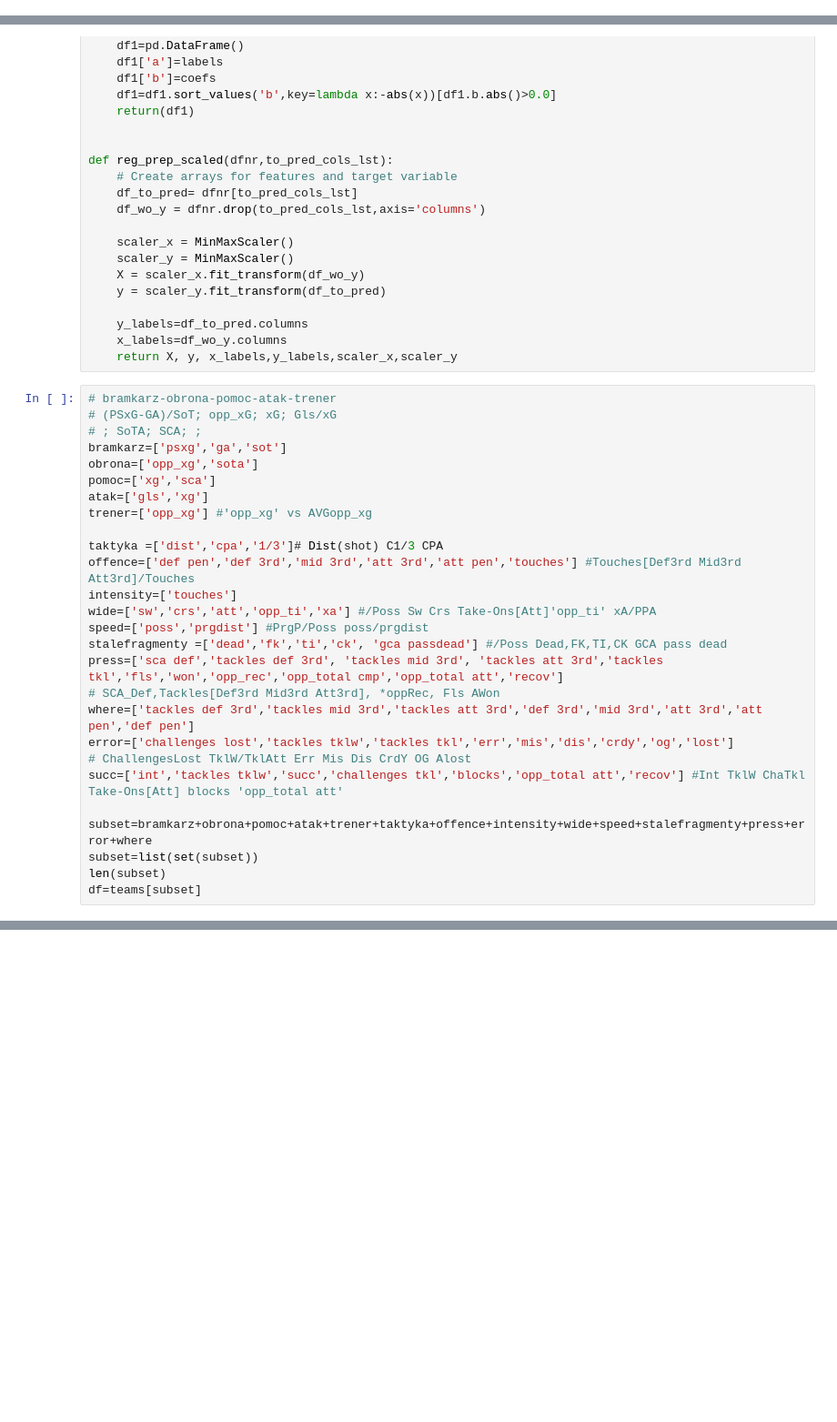
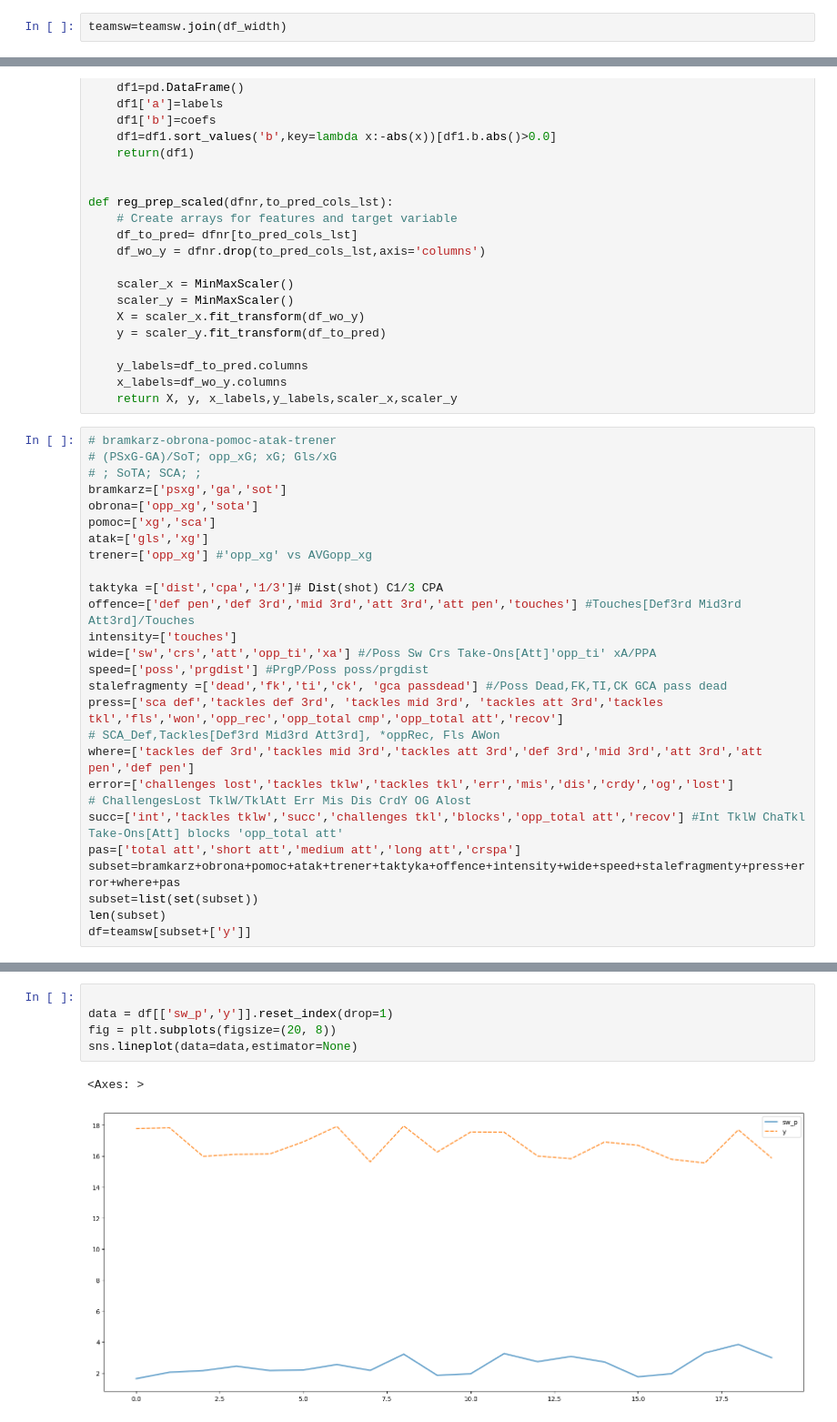
Before and after one commit to krawczyk071/predictor, a Jupyter notebook: play_styles/reg_width.ipynb, the cells around one changed output, grey strips where cells are left out. Shown at 91% size. Saved outputs shown, nothing was run; the diff lists cells and outputs as text; blank space fills up the shorter version.

```diff
--- a/play_styles/reg_width.ipynb
+++ b/play_styles/reg_width.ipynb
@@ -28,3 +59,5 @@ teams.columns=[x.lower() for x in teams.columns]
+# %%
+teamsw=teamsw.join(df_width)
 # %%
 from sklearn.pipeline import Pipeline
 from sklearn.preprocessing import StandardScaler
@@ -110,8 +143,8 @@ where=['tackles def 3rd','tackles mid 3rd','tackles att 3rd','def 3rd','mid 3rd'
 error=['challenges lost','tackles tklw','tackles tkl','err','mis','dis','crdy','og','lost']
 # ChallengesLost TklW/TklAtt Err Mis Dis CrdY OG Alost
 succ=['int','tackles tklw','succ','challenges tkl','blocks','opp_total att','recov'] #Int TklW ChaTkl Take-Ons[Att] blocks 'opp_total att'
-
-subset=bramkarz+obrona+pomoc+atak+trener+taktyka+offence+intensity+wide+speed+stalefragmenty+press+error+where
+pas=['total att','short att','medium att','long att','crspa']
+subset=bramkarz+obrona+pomoc+atak+trener+taktyka+offence+intensity+wide+speed+stalefragmenty+press+error+where+pas
 subset=list(set(subset))
 len(subset)
-df=teams[subset]
+df=teamsw[subset+['y']]
@@ -248,0 +310,8 @@ sns.lineplot(data=dfsel,estimator=None)
+# %%
+
+data = df[['sw_p','y']].reset_index(drop=1)
+fig = plt.subplots(figsize=(20, 8))
+sns.lineplot(data=data,estimator=None)
+# %% [output]
+<Axes: >
+[figure, added]
```
Also changed, not shown: parts of 13 cells of this notebook, 9 other files.
